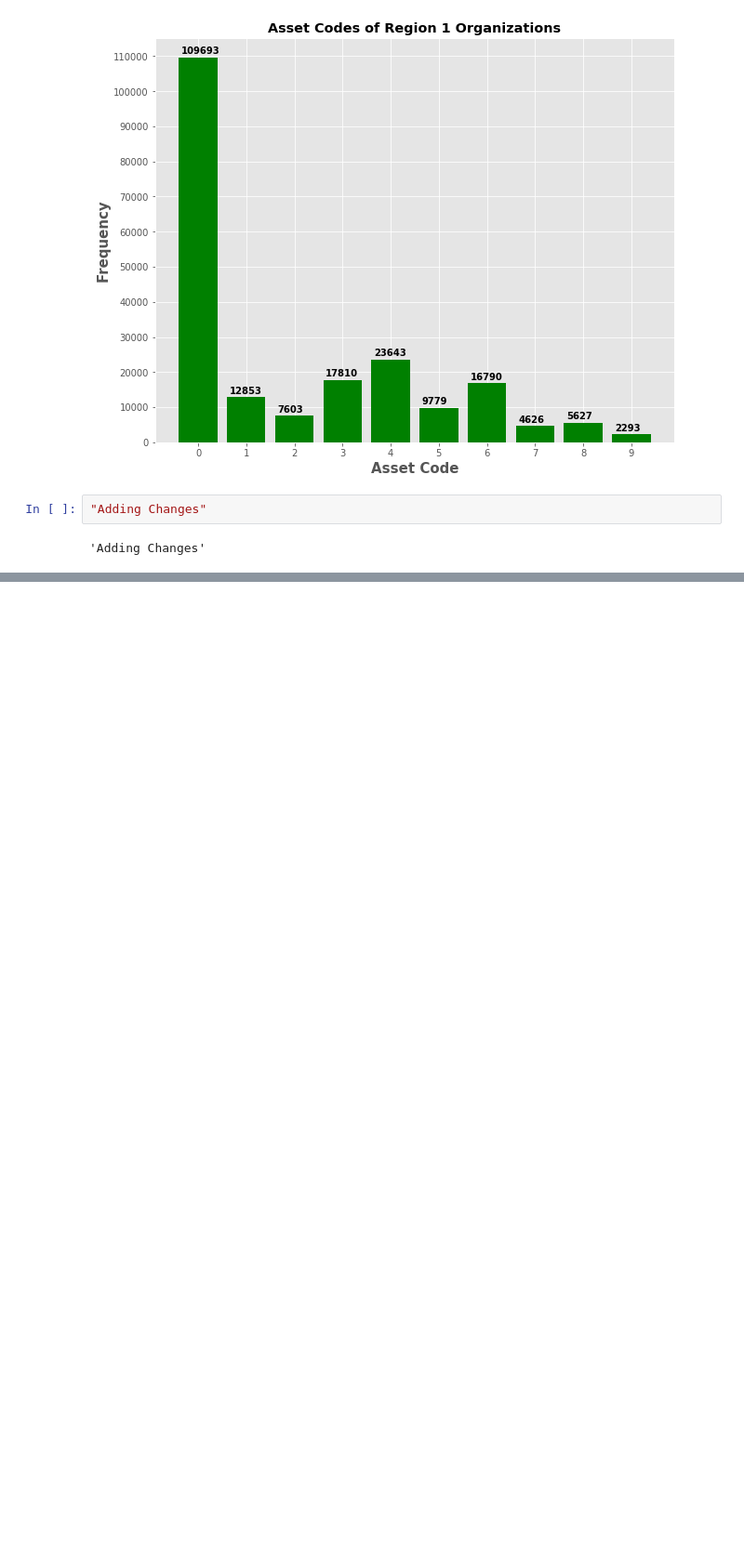
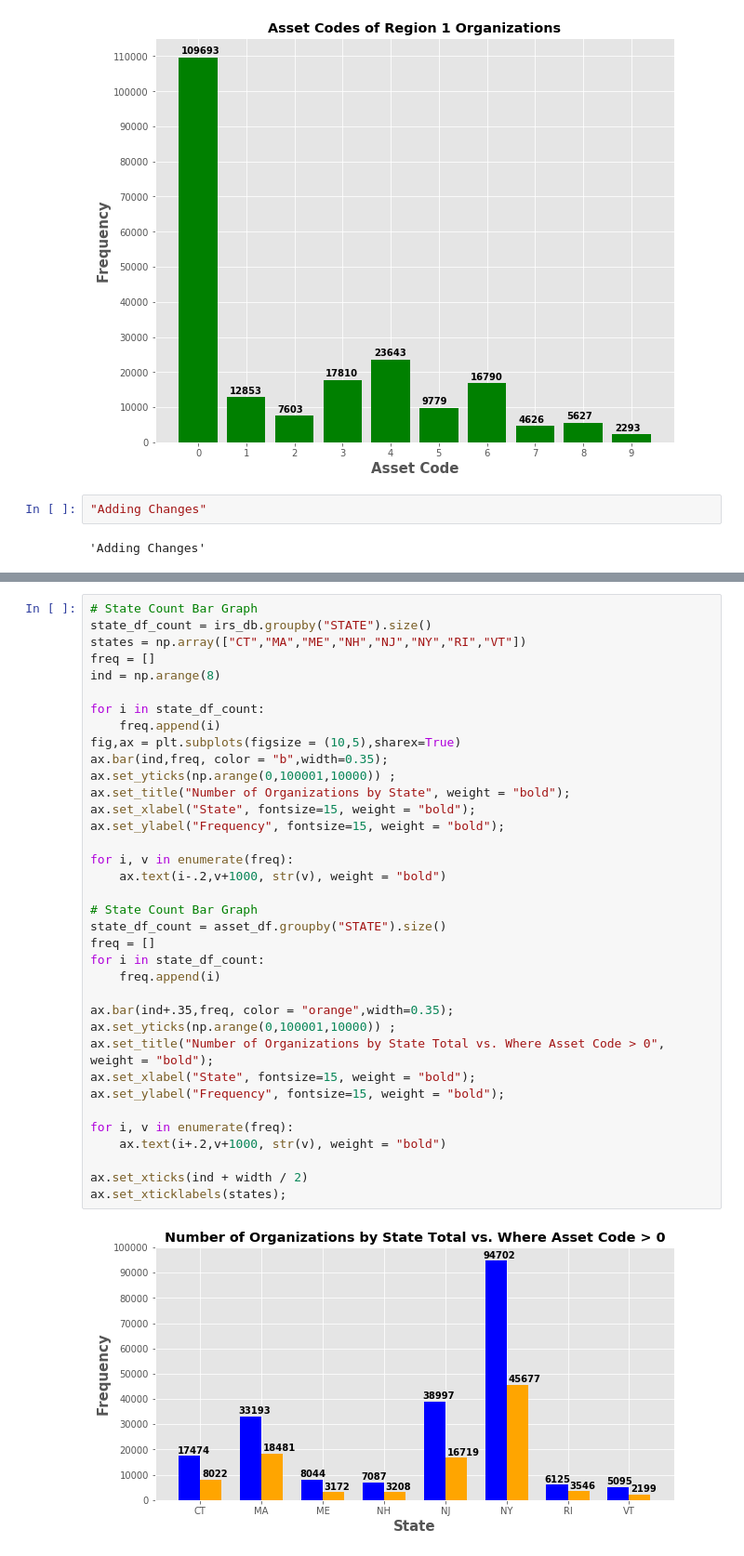
Before and after one commit to jackvessa/Capstone1_Givz_EDA, a Jupyter notebook: IRS_EDA_Region1.ipynb, the cells around one changed output, grey strips where cells are left out. Shown at 93% size. Cells and saved outputs as stored; diff of their text form; blank space fills up the shorter version.

```diff
--- a/IRS_EDA_Region1.ipynb
+++ b/IRS_EDA_Region1.ipynb
@@ -111,0 +164,38 @@ for i, v in enumerate(freq):
+# %%
+# State Count Bar Graph
+state_df_count = irs_db.groupby("STATE").size()
+states = np.array(["CT","MA","ME","NH","NJ","NY","RI","VT"])
+freq = []
+ind = np.arange(8)
+
+for i in state_df_count:
+    freq.append(i)
+fig,ax = plt.subplots(figsize = (10,5),sharex=True)
+ax.bar(ind,freq, color = "b",width=0.35);
+ax.set_yticks(np.arange(0,100001,10000)) ;
+ax.set_title("Number of Organizations by State", weight = "bold");
+ax.set_xlabel("State", fontsize=15, weight = "bold");
+ax.set_ylabel("Frequency", fontsize=15, weight = "bold");
+
+for i, v in enumerate(freq):
+    ax.text(i-.2,v+1000, str(v), weight = "bold")
+
+# State Count Bar Graph
+state_df_count = asset_df.groupby("STATE").size()
+freq = []
+for i in state_df_count:
+    freq.append(i)
+
+ax.bar(ind+.35,freq, color = "orange",width=0.35);
+ax.set_yticks(np.arange(0,100001,10000)) ;
+ax.set_title("Number of Organizations by State Total vs. Where Asset Code > 0", weight = "bold");
+ax.set_xlabel("State", fontsize=15, weight = "bold");
+ax.set_ylabel("Frequency", fontsize=15, weight = "bold");
+
+for i, v in enumerate(freq):
+    ax.text(i+.2,v+1000, str(v), weight = "bold")
+
+ax.set_xticks(ind + width / 2)
+ax.set_xticklabels(states);
+# %% [output]
+[figure, added]
```
Also changed, not shown: parts of 6 cells of this notebook.
